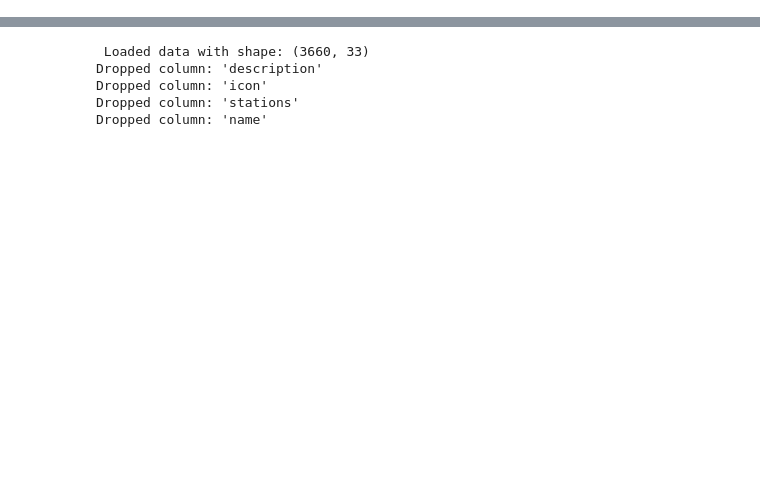
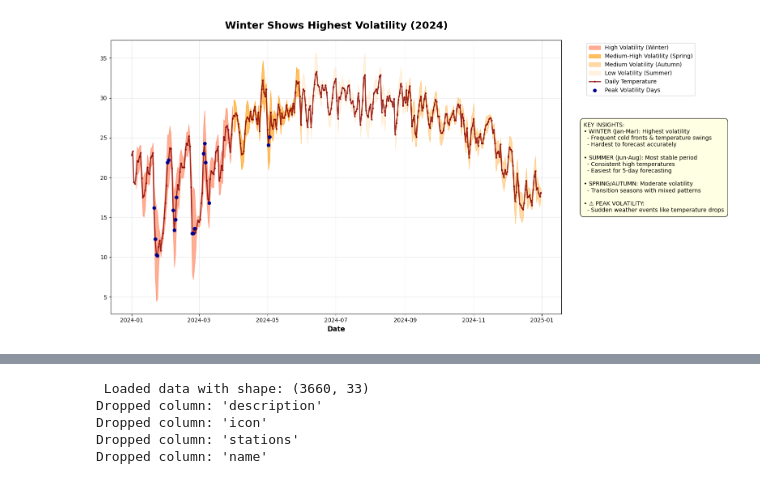
Before and after one commit to DunDun-banana/ml-group1, a Jupyter notebook: Main_Report.ipynb, the cells around one changed output, grey strips where cells are left out. Cells and saved outputs as stored; diff of their text form; code cells hidden in the pictures; blank space fills up the shorter version.

```diff
--- a/Main_Report.ipynb
+++ b/Main_Report.ipynb
@@ -62,0 +439,4 @@ sampler = optuna.samplers.TPESampler(seed=SEED)
+# %%
+plot_volatility_customized(df0)
+# %% [output]
+[figure, added]
```
Also changed, not shown: parts of 110 cells of this notebook, 13 other files.
